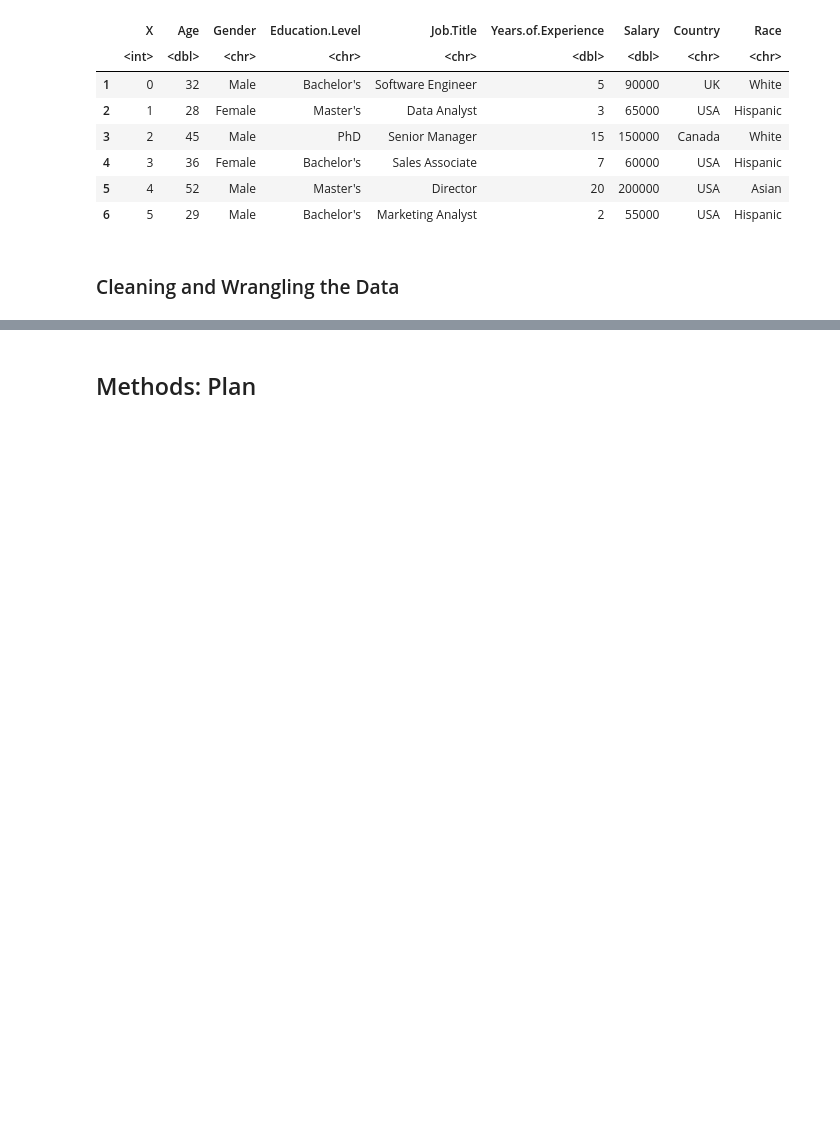
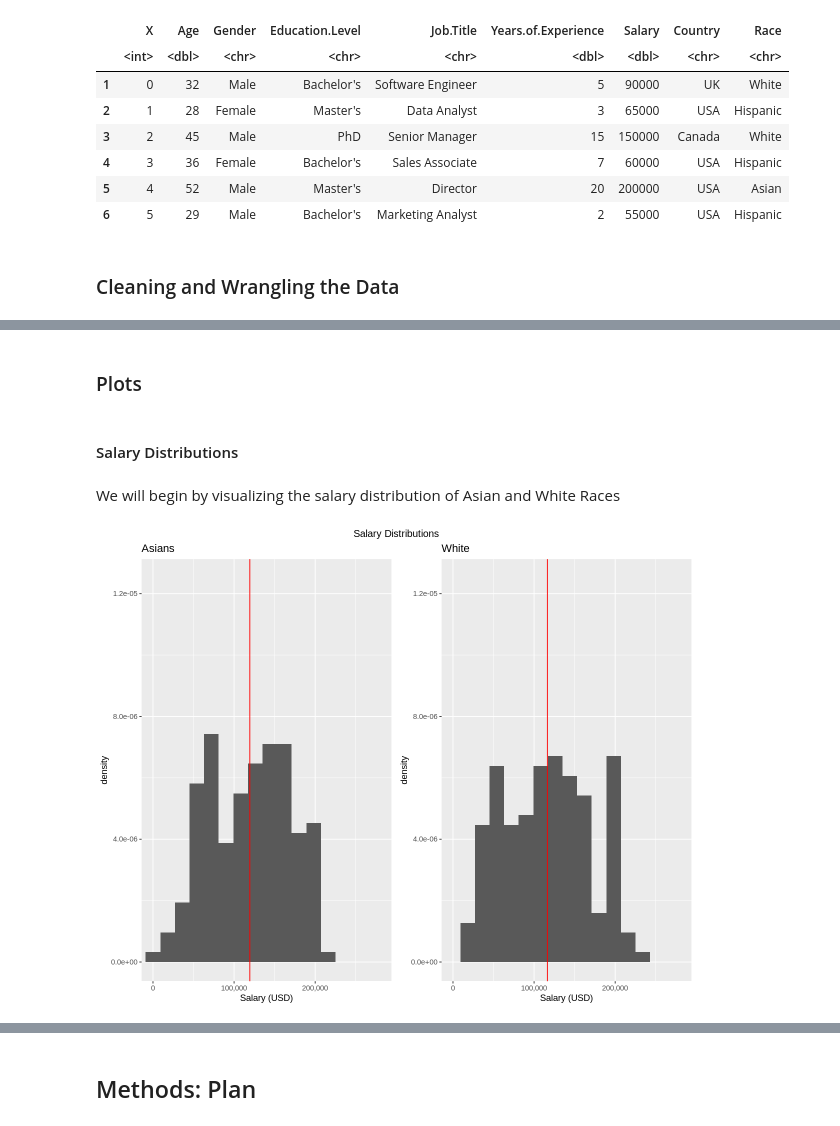
Before and after one commit to hongkailiu123/Race-VS.-Annual-Income-Statistical-Inference-Report, a Jupyter notebook: proposal_Group7.ipynb, the cells around one changed output, grey strips where cells are left out. Cells and saved outputs as stored; diff of their text form; code cells hidden in the pictures; blank space fills up the shorter version.

```diff
--- a/proposal_Group7.ipynb
+++ b/proposal_Group7.ipynb
@@ -65,0 +81,32 @@ A data.frame: 6 × 9
+# %% [markdown]
+### Plots
+# %% [markdown]
+#### Salary Distributions
+# %% [markdown]
+We will begin by visualizing the salary distribution of Asian and White Races
+# %%
+options(repr.plot.width = 10, repr.plot.height = 8) # setting dimensions
+
+asian_dist <- salary %>%
+    filter(Race == "Asian") %>%
+    ggplot(aes(x = Salary, y = ..density..)) +
+    geom_histogram(binwidth = 18000) +
+    geom_vline(xintercept = mean(filter(salary, Race == "Asian")$Salary),
+              color = "red") +
+    labs(x = "Salary (USD)", title = "Asians") +
+    scale_x_continuous(labels = comma) +
+    coord_cartesian(xlim = c(0, 280000), ylim = c(0, 1.25e-05)) # setting to a constant x axis
+
+white_dist <- salary %>%
+    filter(Race == "White") %>%
+    ggplot(aes(x = Salary, y = ..density..)) +
+    geom_histogram(binwidth = 18000) +
+    geom_vline(xintercept = mean(filter(salary, Race == "White")$Salary),
+              color = "red") +
+    labs(x = "Salary (USD)", title = "White") +
+    scale_x_continuous(labels = comma) +
+    coord_cartesian(xlim = c(0, 280000), ylim = c(0, 1.25e-05)) # setting to a constant x axis
+
+grid.arrange(asian_dist, white_dist, ncol = 2, top = "Salary Distributions")
+# %% [output]
+[figure, added]
```
Also changed, not shown: parts of 9 cells of this notebook.
